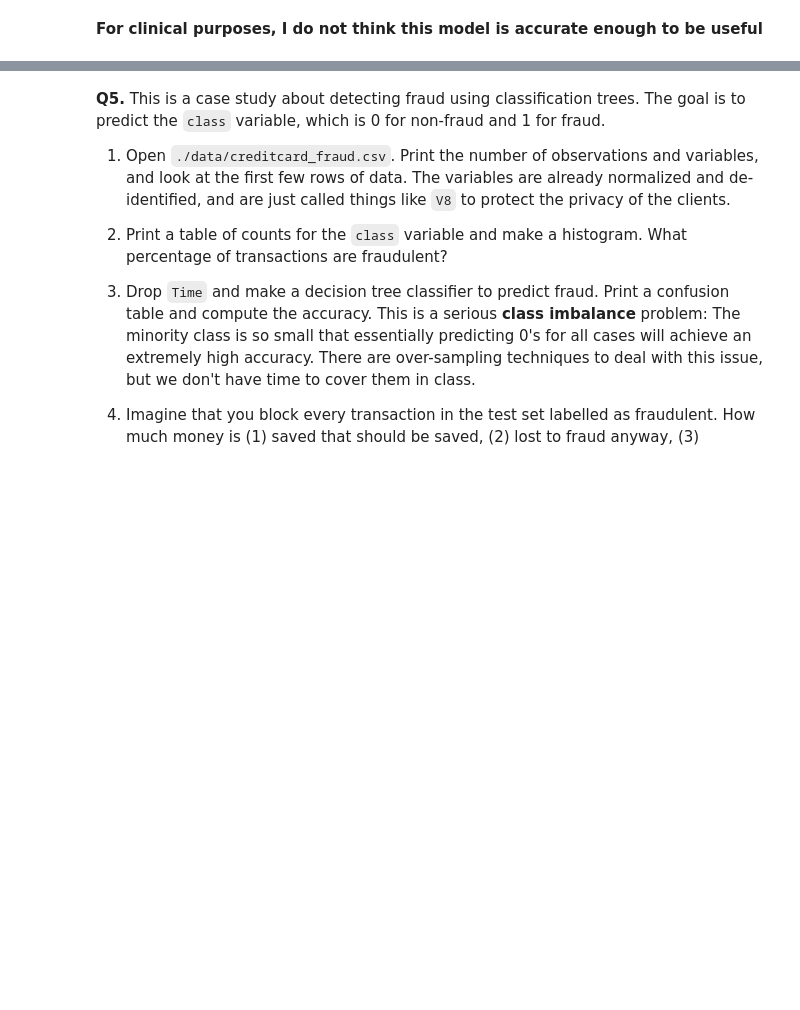
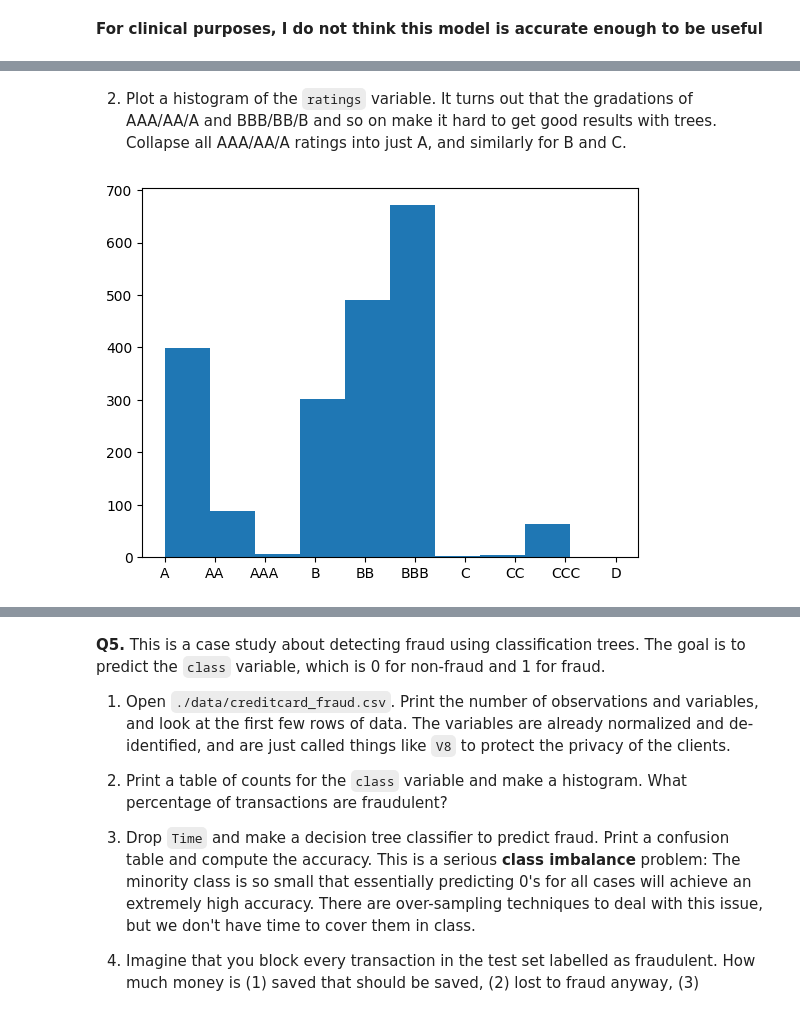
Before and after one commit to mgh2xx/trees, a Jupyter notebook: assignment/assignment.ipynb, the cells around one changed output, grey strips where cells are left out. Drawn from its saved outputs; the diff is of its cells as text; code cells hidden in the pictures; blank space fills up the shorter version.

```diff
--- a/assignment/assignment.ipynb
+++ b/assignment/assignment.ipynb
@@ -338,0 +331,12 @@ plt.show()
+# %%
+df = pd.read_csv("./data/corporate_ratings.csv")
+
+print(f'{df.shape[0]} Observations\n{df.shape[1]} Variables\n')
+
+print("First 5 Variables:")
+for col in df.columns[:5]:
+    print(col)
+
+print()
+
+df.head(2)
@@ -338,0 +357,8 @@ plt.show()
+# %% [markdown]
+2.  Plot a histogram of the `ratings` variable. It turns out that the gradations of AAA/AA/A and BBB/BB/B and so on make it hard to get good results with trees. Collapse all AAA/AA/A ratings into just A, and similarly for B and C.
+# %%
+plt.figure()
+plt.hist(df.sort_values(by = 'Rating', ascending = True)["Rating"])
+plt.show()
+# %% [output]
+[figure, added]
```
Also changed, not shown: parts of 13 cells of this notebook, 1 other file.
